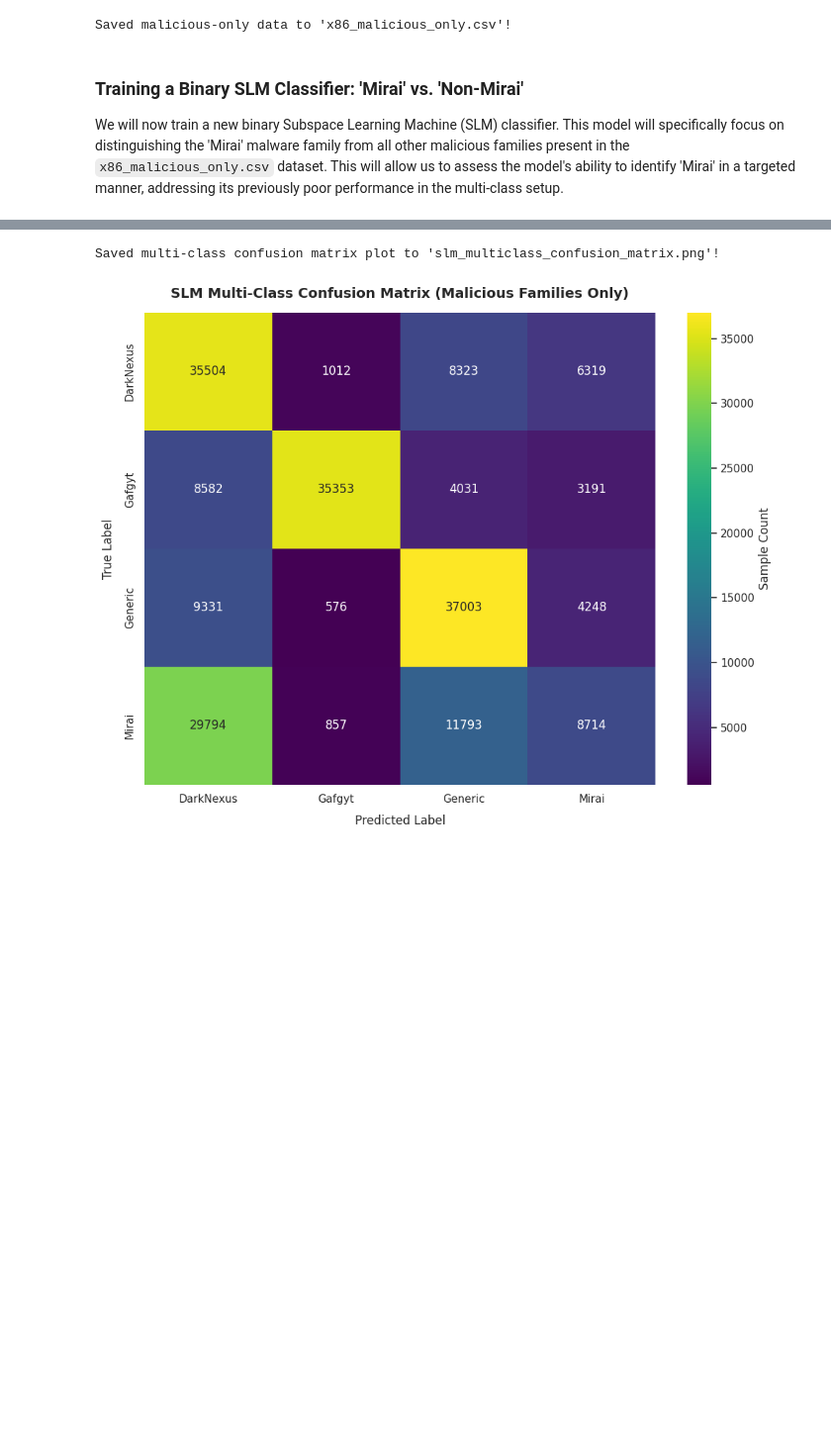
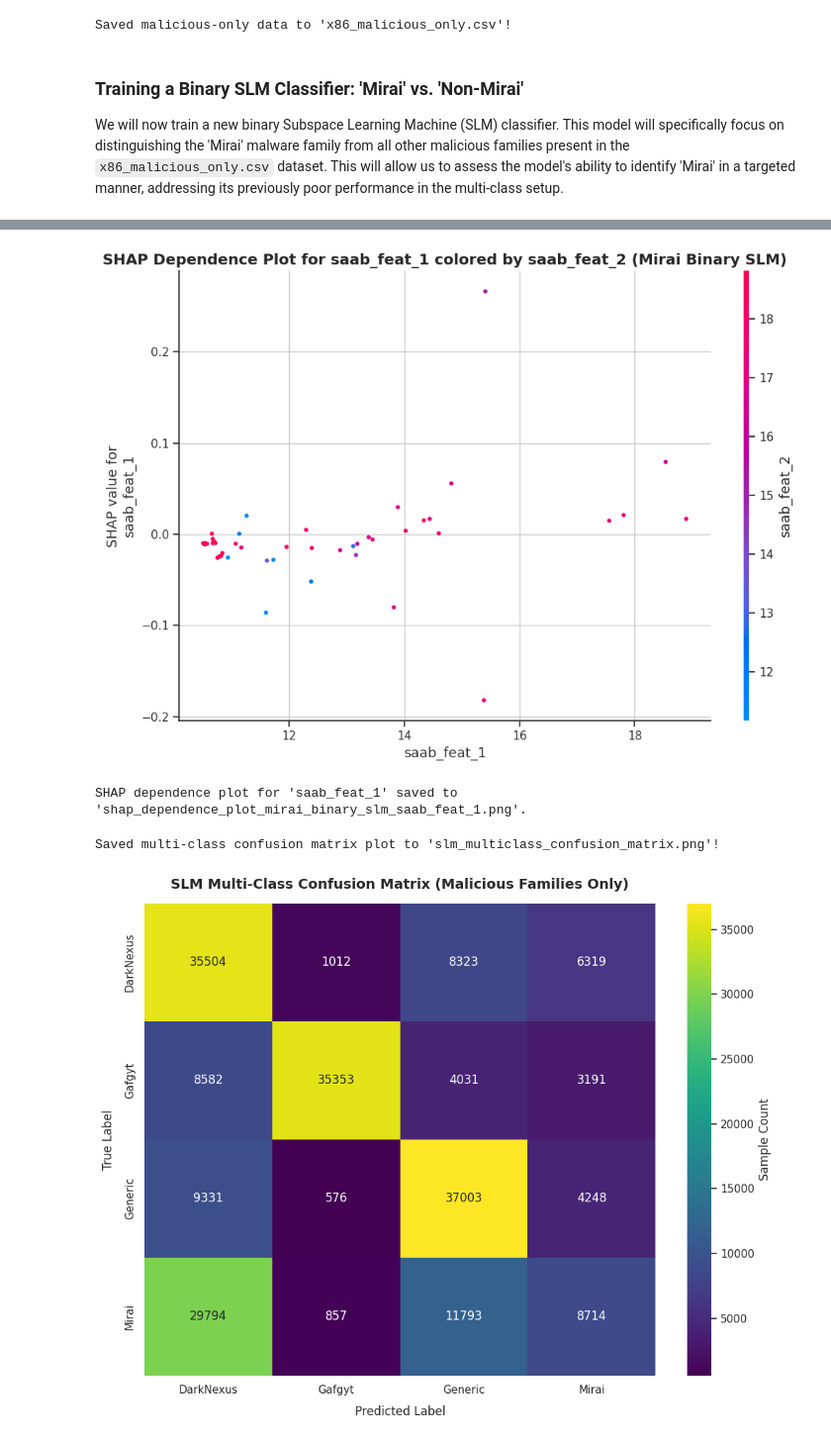
Before and after one commit to Janpu-Hou/Green-Learning-Basic, a Jupyter notebook: SLM_x86_IoTMal.ipynb, the cells around one changed output, grey strips where cells are left out. Shown at 99% size. Cells and saved outputs as stored; diff of their text form; code cells hidden in the pictures; blank space fills up the shorter version.

```diff
--- a/SLM_x86_IoTMal.ipynb
+++ b/SLM_x86_IoTMal.ipynb
@@ -1277,3 +1648,33 @@ plt.show()
+# %%
+import matplotlib.pyplot as plt
+import shap
+
+# Assuming 'saab_feat_1' is the most important, and 'saab_feat_2' for interaction
+# Find the index of 'saab_feat_1' and 'saab_feat_2' in X_cols
+feature_to_plot_idx = X_cols.index('saab_feat_1')
+interaction_feature_idx = X_cols.index('saab_feat_2')
+
+# Create the SHAP dependence plot
+fig, ax = plt.subplots(figsize=(10, 7))
+shap.dependence_plot(
+    ind=feature_to_plot_idx,
+    shap_values=shap_values_mirai_binary,
+    features=X_test_sample_shap_mirai,
+    feature_names=X_cols,
+    interaction_index=interaction_feature_idx, # Color by 'saab_feat_2'
+    show=False,
+    ax=ax
+)
+
+ax.set_title(f"SHAP Dependence Plot for {X_cols[feature_to_plot_idx]} colored by {X_cols[interaction_feature_idx]} (Mirai Binary SLM)", fontsize=14, fontweight='bold')
+plt.tight_layout()
+plt.savefig('shap_dependence_plot_mirai_binary_slm_saab_feat_1.png', dpi=300)
+plt.show()
+
+print(f"SHAP dependence plot for '{X_cols[feature_to_plot_idx]}' saved to 'shap_dependence_plot_mirai_binary_slm_saab_feat_1.png'.")
+# %% [output]
+[figure, added]
+SHAP dependence plot for 'saab_feat_1' saved to 'shap_dependence_plot_mirai_binary_slm_saab_feat_1.png'.
 # %%
 import matplotlib.pyplot as plt
 import seaborn as sns
```
Also changed, not shown: parts of 26 cells of this notebook.
